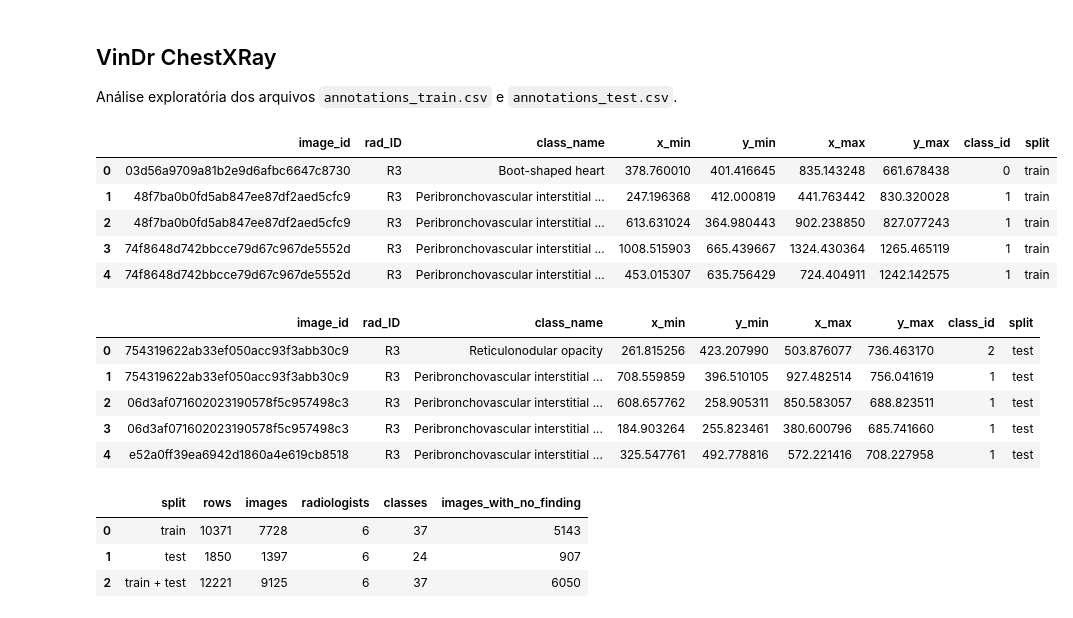
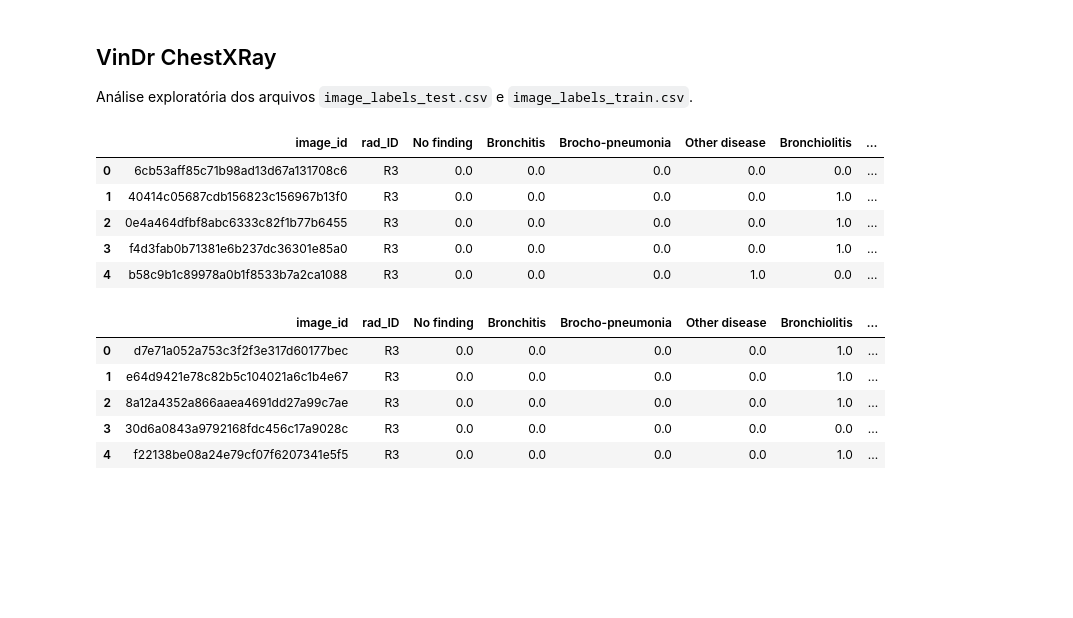
Before and after one commit to esterfirmino/dpoc-vindr, a Jupyter notebook: dpoc-vindr/vindrchest.ipynb, the cells around one changed output. Drawn from its saved outputs; the diff is of its cells as text; code cells hidden in the pictures; blank space fills up the shorter version.

```diff
--- a/dpoc-vindr/vindrchest.ipynb
+++ b/dpoc-vindr/vindrchest.ipynb
@@ -1,7 +1,7 @@
 # %% [markdown]
 ## VinDr ChestXRay
 
-Análise exploratória dos arquivos `annotations_train.csv` e `annotations_test.csv`.
+Análise exploratória dos arquivos `image_labels_test.csv` e `image_labels_train.csv`.
 # %%
 from pathlib import Path
 
@@ -10,55 +11,30 @@ import pandas as pd
 import seaborn as sns
 
 sns.set_theme(style='whitegrid')
+# %%
+base_path = Path('data/vindrxray')
+train_path = base_path / 'image_labels_train.csv'
+test_path = base_path / 'image_labels_test.csv'
+
+train_df = pd.read_csv(train_path)
+test_df = pd.read_csv(test_path)
 # %%
-base_path = Path('data/vindrxray')
-train_path = base_path / 'annotations_train.csv'
-test_path = base_path / 'annotations_test.csv'
-
-train_df = pd.read_csv(train_path)
-test_df = pd.read_csv(test_path)
-
 train_df['split'] = 'train'
 test_df['split'] = 'test'
 all_df = pd.concat([train_df, test_df], ignore_index=True)
 
 display(train_df.head())
 display(test_df.head())
 # %% [output]
-|  | image_id | rad_ID | class_name | x_min | y_min | x_max | y_max | class_id | split |
-| 0 | 03d56a9709a81b2e9d6afbc6647c8730 | R3 | Boot-shaped heart | 378.760010 | 401.416645 | 835.143248 | 661.678438 | 0 | train |
-| 1 | 48f7ba0b0fd5ab847ee87df2aed5cfc9 | R3 | Peribronchovascular interstitial ... | 247.196368 | 412.000819 | 441.763442 | 830.320028 | 1 | train |
-| 2 | 48f7ba0b0fd5ab847ee87df2aed5cfc9 | R3 | Peribronchovascular interstitial ... | 613.631024 | 364.980443 | 902.238850 | 827.077243 | 1 | train |
-| 3 | 74f8648d742bbcce79d67c967de5552d | R3 | Peribronchovascular interstitial ... | 1008.515903 | 665.439667 | 1324.430364 | 1265.465119 | 1 | train |
-| 4 | 74f8648d742bbcce79d67c967de5552d | R3 | Peribronchovascular interstitial ... | 453.015307 | 635.756429 | 724.404911 | 1242.142575 | 1 | train |
+|  | image_id | rad_ID | No finding | Bronchitis | Brocho-pneumonia | Other disease | Bronchiolitis | ... |
+| 0 | 6cb53aff85c71b98ad13d67a131708c6 | R3 | 0.0 | 0.0 | 0.0 | 0.0 | 0.0 | ... |
+| 1 | 40414c05687cdb156823c156967b13f0 | R3 | 0.0 | 0.0 | 0.0 | 0.0 | 1.0 | ... |
+| 2 | 0e4a464dfbf8abc6333c82f1b77b6455 | R3 | 0.0 | 0.0 | 0.0 | 0.0 | 1.0 | ... |
+| 3 | f4d3fab0b71381e6b237dc36301e85a0 | R3 | 0.0 | 0.0 | 0.0 | 0.0 | 1.0 | ... |
+| 4 | b58c9b1c89978a0b1f8533b7a2ca1088 | R3 | 0.0 | 0.0 | 0.0 | 1.0 | 0.0 | ... |
-|  | image_id | rad_ID | class_name | x_min | y_min | x_max | y_max | class_id | split |
-| 0 | 754319622ab33ef050acc93f3abb30c9 | R3 | Reticulonodular opacity | 261.815256 | 423.207990 | 503.876077 | 736.463170 | 2 | test |
-| 1 | 754319622ab33ef050acc93f3abb30c9 | R3 | Peribronchovascular interstitial ... | 708.559859 | 396.510105 | 927.482514 | 756.041619 | 1 | test |
-| 2 | 06d3af071602023190578f5c957498c3 | R3 | Peribronchovascular interstitial ... | 608.657762 | 258.905311 | 850.583057 | 688.823511 | 1 | test |
-| 3 | 06d3af071602023190578f5c957498c3 | R3 | Peribronchovascular interstitial ... | 184.903264 | 255.823461 | 380.600796 | 685.741660 | 1 | test |
-| 4 | e52a0ff39ea6942d1860a4e619cb8518 | R3 | Peribronchovascular interstitial ... | 325.547761 | 492.778816 | 572.221416 | 708.227958 | 1 | test |
+|  | image_id | rad_ID | No finding | Bronchitis | Brocho-pneumonia | Other disease | Bronchiolitis | ... |
+| 0 | d7e71a052a753c3f2f3e317d60177bec | R3 | 0.0 | 0.0 | 0.0 | 0.0 | 1.0 | ... |
+| 1 | e64d9421e78c82b5c104021a6c1b4e67 | R3 | 0.0 | 0.0 | 0.0 | 0.0 | 1.0 | ... |
+| 2 | 8a12a4352a866aaea4691dd27a99c7ae | R3 | 0.0 | 0.0 | 0.0 | 0.0 | 1.0 | ... |
+| 3 | 30d6a0843a9792168fdc456c17a9028c | R3 | 0.0 | 0.0 | 0.0 | 0.0 | 0.0 | ... |
+| 4 | f22138be08a24e79cf07f6207341e5f5 | R3 | 0.0 | 0.0 | 0.0 | 0.0 | 1.0 | ... |
-# %%
-def summarize_split(df, split_name):
-    label_by_image = df[['image_id', 'class_name']].drop_duplicates()
-    no_finding_images = label_by_image[label_by_image['class_name'] == 'No finding']['image_id'].nunique()
-    return pd.Series({
-        'split': split_name,
-        'rows': len(df),
-        'images': df['image_id'].nunique(),
-        'radiologists': df['rad_ID'].nunique(),
-        'classes': df['class_name'].nunique(),
-        'images_with_no_finding': no_finding_images,
-    })
-
-summary_df = pd.DataFrame([
-    summarize_split(train_df, 'train'),
-    summarize_split(test_df, 'test'),
-    summarize_split(all_df, 'train + test'),
-])
-
-summary_df
-# %% [output]
-|  | split | rows | images | radiologists | classes | images_with_no_finding |
-| 0 | train | 10371 | 7728 | 6 | 37 | 5143 |
-| 1 | test | 1850 | 1397 | 6 | 24 | 907 |
-| 2 | train + test | 12221 | 9125 | 6 | 37 | 6050 |
```
Also changed, not shown: parts of 36 cells of this notebook, 4 other files.
